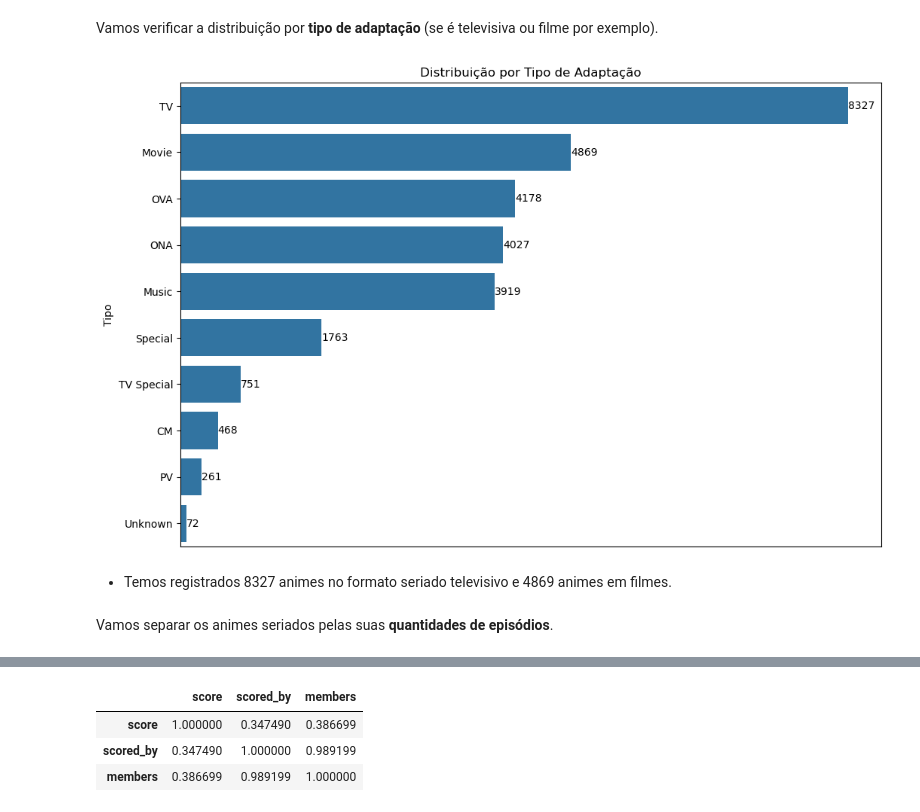
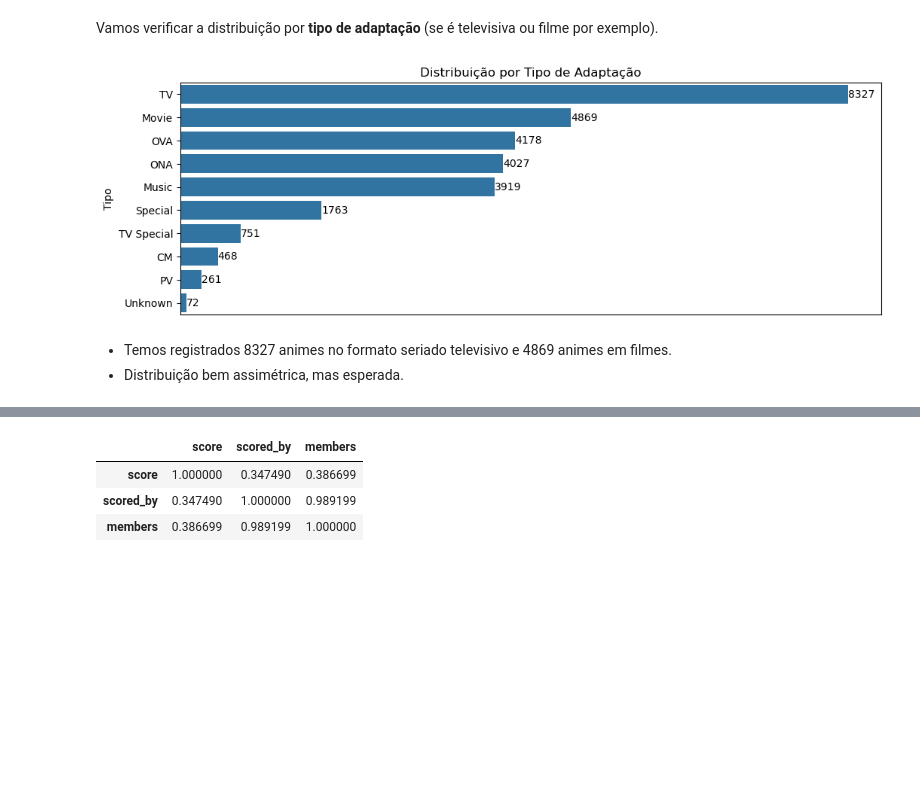
Before and after one commit to Gregory280/Analise-de-Dados-com-MyAnimeList, a Jupyter notebook: notebooks/analise_exploratoria.ipynb, the cells around one changed output, grey strips where cells are left out. Drawn from its saved outputs; the diff is of its cells as text; code cells hidden in the pictures; blank space fills up the shorter version.

```diff
--- a/notebooks/analise_exploratoria.ipynb
+++ b/notebooks/analise_exploratoria.ipynb
@@ -342,14 +423,3 @@ plt.show()
         O número de estúdios que possuem entre 5 até 10 animes produzidos aparenta ser apenas a metade da quantidade de estúdios que produziram apenas 1 único anime.
     </li>
 </ul>
-# %%
-plt.figure(figsize=(12,6))
-ax = sns.barplot(data=df_frequencia_studios.head(10), x='frequencia', y='estudio')
-for p in ax.patches:
-    width = p.get_width()
-    ax.text(width + 5, p.get_y() + p.get_height()/2, int(width), va='center')
-ax.xaxis.set_visible(False)
-titulo = plt.title('Top 10 Estúdios com mais Animes')
-# Para salvar os gráficos
-#plt.savefig(f"../graphs/{titulo.get_text().replace(' ', '_') + '.png'}")
-plt.show()
@@ -385,14 +451,3 @@ df_frequencia_themes.shape
 <p>
     Foram encontrados <b>52 temas</b> diferentes.
 </p>
-# %%
-plt.figure(figsize=(12,6))
-ax = sns.barplot(data=df_frequencia_themes.head(10), x='frequencia', y='tema')
-for p in ax.patches:
-    width = p.get_width()
-    ax.text(width + 5, p.get_y() + p.get_height()/2, int(width), va='center')
-ax.xaxis.set_visible(False)
-titulo = plt.title('Top 10 temas que mais tem Animes')
-# Para salvar os gráficos
-#plt.savefig(f"../graphs/{titulo.get_text().replace(' ', '_') + '.png'}")
-plt.show()
@@ -623,11 +568,0 @@ df_ocorrencias_comedy.drop(['Gênero1', 'Gênero2'], axis=1, inplace=True)
-# %%
-plt.figure(figsize=(12,6))
-ax = sns.barplot(data=df_ocorrencias_comedy, x='Ocorrências', y='Gêneros')
-for p in ax.patches:
-    width = p.get_width()
-    ax.text(width + 5, p.get_y() + p.get_height()/2, int(width), va='center')
-ax.xaxis.set_visible(False)
-titulo = plt.title('Gêneros que mais aparecem com o gênero Comédia')
-# Para salvar os gráficos
-#plt.savefig(f"../graphs/{titulo.get_text().replace(' ', '_') + '.png'}")
-plt.show()
@@ -729,26 +681,25 @@ plt.show()
     Vamos verificar a distribuição por <b>tipo de adaptação</b> (se é televisiva ou filme por exemplo).
 </p>
 # %%
-plt.figure(figsize=(12, 8))
+plt.figure(figsize=(12, 4))
 ax = sns.countplot(data=df_limpo, y='item_type', order=df_limpo['item_type'].value_counts().index)
 for p in ax.patches:
     width = p.get_width()
     ax.text(width + 1, p.get_y() + p.get_height()/2, int(width), va='center')
 titulo = plt.title('Distribuição por Tipo de Adaptação')
 plt.ylabel('Tipo')
 ax.xaxis.set_visible(False)
 # Para salvar os gráficos
-#plt.savefig(f"../graphs/{titulo.get_text().replace(' ', '_') + '.png'}")
+#plt.savefig(f"../graphs/analise_exploratoria/{titulo.get_text().replace(' ', '_') + '.png'}")
 plt.show()
 # %% [output]
-[figure, old version]
+[figure, new version]
 # %% [markdown]
 <ul>
     <li>
        Temos registrados 8327 animes no formato seriado televisivo e 4869 animes em filmes.
     </li>
+    <li>
+        Distribuição bem assimétrica, mas esperada.
+    </li>
 </ul>
-# %% [markdown]
-<p>
-    Vamos separar os animes seriados pelas suas <b>quantidades de episódios</b>.
-</p>
```
Also changed, not shown: parts of 135 cells of this notebook, 2 other files.
